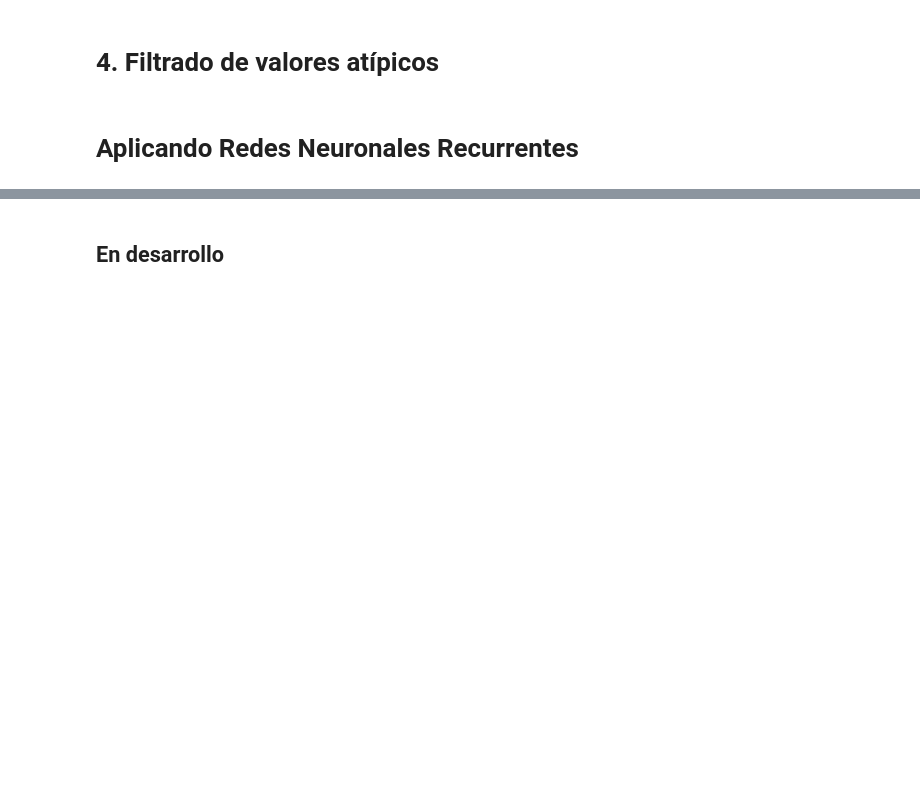
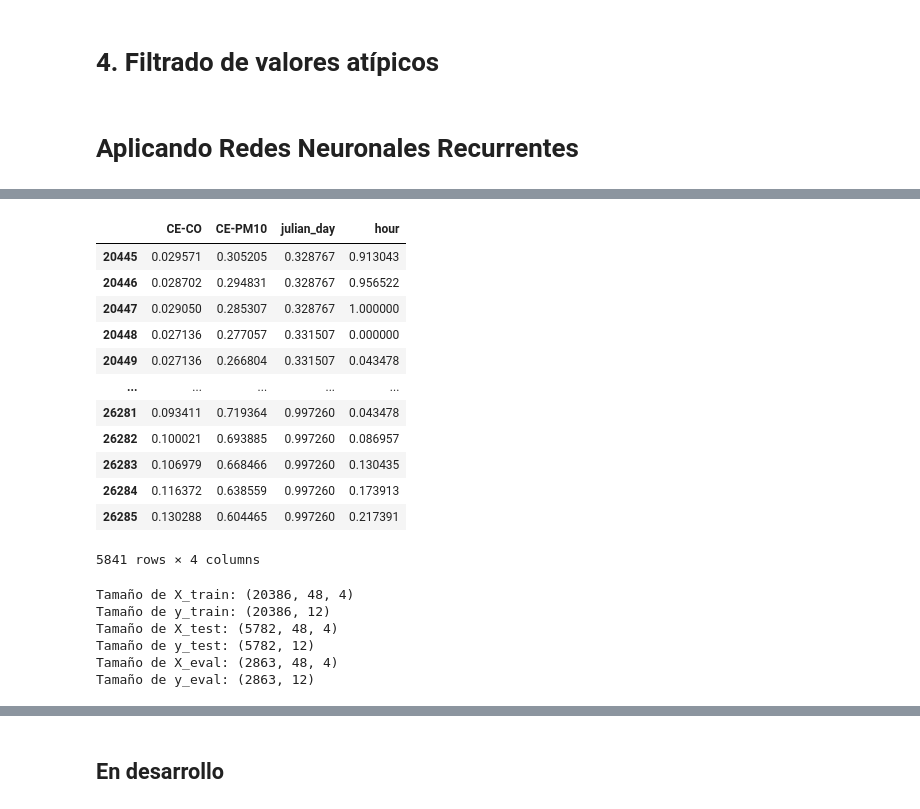
Before and after one commit to David-V-Zacarias/Diplomado-IA-DVZ, a Jupyter notebook: Modulo_3/Proyecto_2/Proyecto_2.ipynb, the cells around one changed output, grey strips where cells are left out. Drawn from its saved outputs; the diff is of its cells as text; code cells hidden in the pictures; blank space fills up the shorter version.

```diff
--- a/Modulo_3/Proyecto_2/Proyecto_2.ipynb
+++ b/Modulo_3/Proyecto_2/Proyecto_2.ipynb
@@ -1170,0 +1175,16 @@ print(f"Tamaño de datos de evaluación: {len(df_eval)}")
+# %%
+scaled_test_df
+# %% [output]
+|  | CE-CO | CE-PM10 | julian_day | hour |
+| 20445 | 0.029571 | 0.305205 | 0.328767 | 0.913043 |
+| 20446 | 0.028702 | 0.294831 | 0.328767 | 0.956522 |
+| 20447 | 0.029050 | 0.285307 | 0.328767 | 1.000000 |
+| 20448 | 0.027136 | 0.277057 | 0.331507 | 0.000000 |
+| 20449 | 0.027136 | 0.266804 | 0.331507 | 0.043478 |
+| ... | ... | ... | ... | ... |
+| 26281 | 0.093411 | 0.719364 | 0.997260 | 0.043478 |
+| 26282 | 0.100021 | 0.693885 | 0.997260 | 0.086957 |
+| 26283 | 0.106979 | 0.668466 | 0.997260 | 0.130435 |
+| 26284 | 0.116372 | 0.638559 | 0.997260 | 0.173913 |
+| 26285 | 0.130288 | 0.604465 | 0.997260 | 0.217391 |
+5841 rows × 4 columns
@@ -1171,13 +1197,4 @@ print(f"Tamaño de datos de evaluación: {len(df_eval)}")
 # %%
-scaled_train_df, scaled_test_df, scaled_eval_df, scalers = scale_datasets(df_train, df_test, df_eval)
-
-time_steps = 24
-future_steps = 12
-#input_columns = ['CE-CO','CE-PM10','julian_day','hour']  # Nombres de las columnas de entrada en el DataFrame escalado
-input_columns = ['CE-CO']  # Nombres de las columnas de entrada en el DataFrame escalado
-output_columns = ['CE-CO']  # Nombres de las columnas de salida en el DataFrame escalado
-
-
 X_train, y_train = create_sequences(scaled_train_df, input_columns, output_columns, time_steps, future_steps)
 X_test, y_test = create_sequences(scaled_test_df, input_columns, output_columns, time_steps, future_steps)
 X_eval, y_eval = create_sequences(scaled_eval_df, input_columns, output_columns, time_steps, future_steps)
@@ -1191,6 +1208,13 @@ print(f"Tamaño de y_eval: {y_eval.shape}")
 
 input_shape = (X_train.shape[1], X_train.shape[2])
 output_size = len(output_columns)
+# %% [output]
+Tamaño de X_train: (20386, 48, 4)
+Tamaño de y_train: (20386, 12)
+Tamaño de X_test: (5782, 48, 4)
+Tamaño de y_test: (5782, 12)
+Tamaño de X_eval: (2863, 48, 4)
+Tamaño de y_eval: (2863, 12)
 # %%
 # Crear y entrenar el modelo SimpleRNN
 model_simple_rnn = create_simple_rnn_model(input_shape, output_size, future_steps)
```
Also changed, not shown: parts of 21 cells of this notebook, 1 other file.
